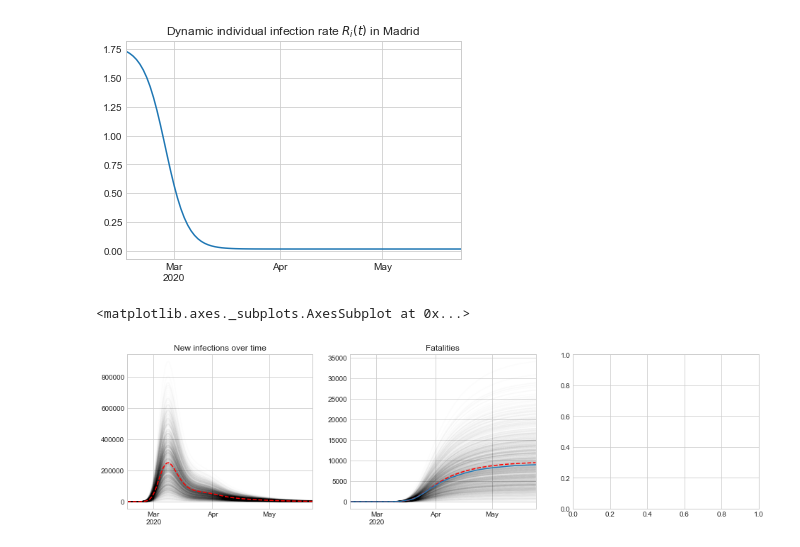
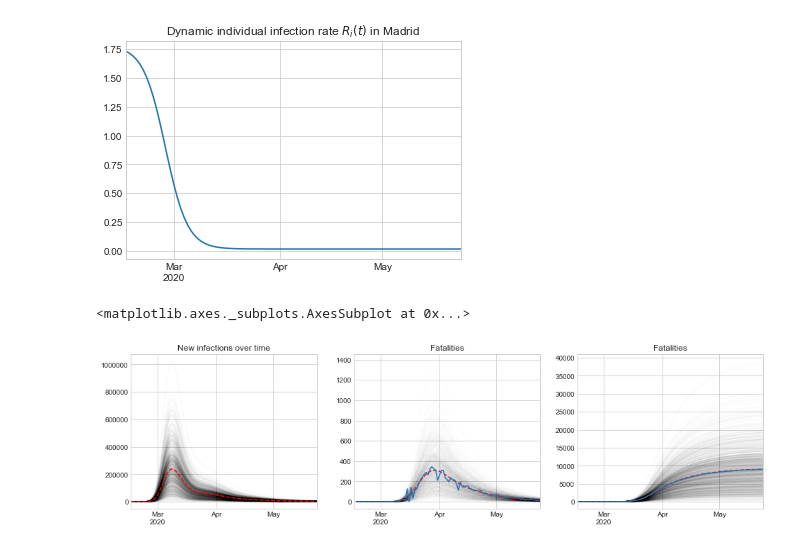
Before and after one commit to covid19-modeling/pyncov-19, a Jupyter notebook: notebooks/basics.ipynb, the cells around one changed output. Drawn from its saved outputs; the diff is of its cells as text; code cells hidden in the pictures.

```diff
--- a/notebooks/basics.ipynb
+++ b/notebooks/basics.ipynb
@@ -131,7 +132,7 @@ pd.Series(simulations[0,:,nc.S.M0], name='Fatalities').plot.bar(ax=ax, color='r'
 # %% [markdown]
 What's more interesting is to plot all the simulated trajectories for different states of the model. The simulator generates many trajectories of events that could happend, assuming the current configuration and infection rate.
 # %%
-def plot_state(sims, state, diff=False, ax=None, index=None, title=None):
+def plot_state(sims, state, diff=False, ax=None, index=None, title=None, alpha=0.01):
     if ax is None:
         fig, ax = plt.subplots(figsize=figsize)
     df_a = pd.DataFrame(sims[:,:,state]).transpose()
@@ -142,7 +143,7 @@ def plot_state(sims, state, diff=False, ax=None, index=None, title=None):
     if diff:
         df_a = df_a.diff()
         df_b = df_b.diff()
-    df_a.plot.line(ax=ax, alpha=0.01, title=title, color='k', legend=False);
+    df_a.plot.line(ax=ax, alpha=alpha, title=title, color='k', legend=False);
     df_b.plot.line(ax=ax, color='r', linestyle='--');
 
 fig, ax = plt.subplots(1, 3, figsize=(16,4))
@@ -181,9 +182,11 @@ simulations = nc.sample_chains(6680000, initial_infections, m, infection_rates,
                                num_chains=1000, n_workers=4, show_progress=True)
 # %%
 fig, ax = plt.subplots(1, 3, figsize=(16,4))
-plot_state(simulations, nc.S.I1, ax[0], index=df.index, title="New infections over time")
-plot_state(simulations, nc.S.M0, ax[1], index=df.index, title="Fatalities")
-df.plot(ax=ax[1])
+plot_state(simulations, nc.S.I1, ax=ax[0], index=df.index, title="New infections over time")
+plot_state(simulations, nc.S.M0, diff=True, ax=ax[1], alpha=0.005, index=df.index, title="Fatalities")
+plot_state(simulations, nc.S.M0, ax=ax[2], index=df.index, title="Fatalities")
+df.diff().plot(ax=ax[1])
+df.plot(ax=ax[2])
 # %% [output]
 <matplotlib.axes._subplots.AxesSubplot at 0x...>
-[figure, old version]
+[figure, new version]
```
Also changed, not shown: parts of 4 cells of this notebook.
